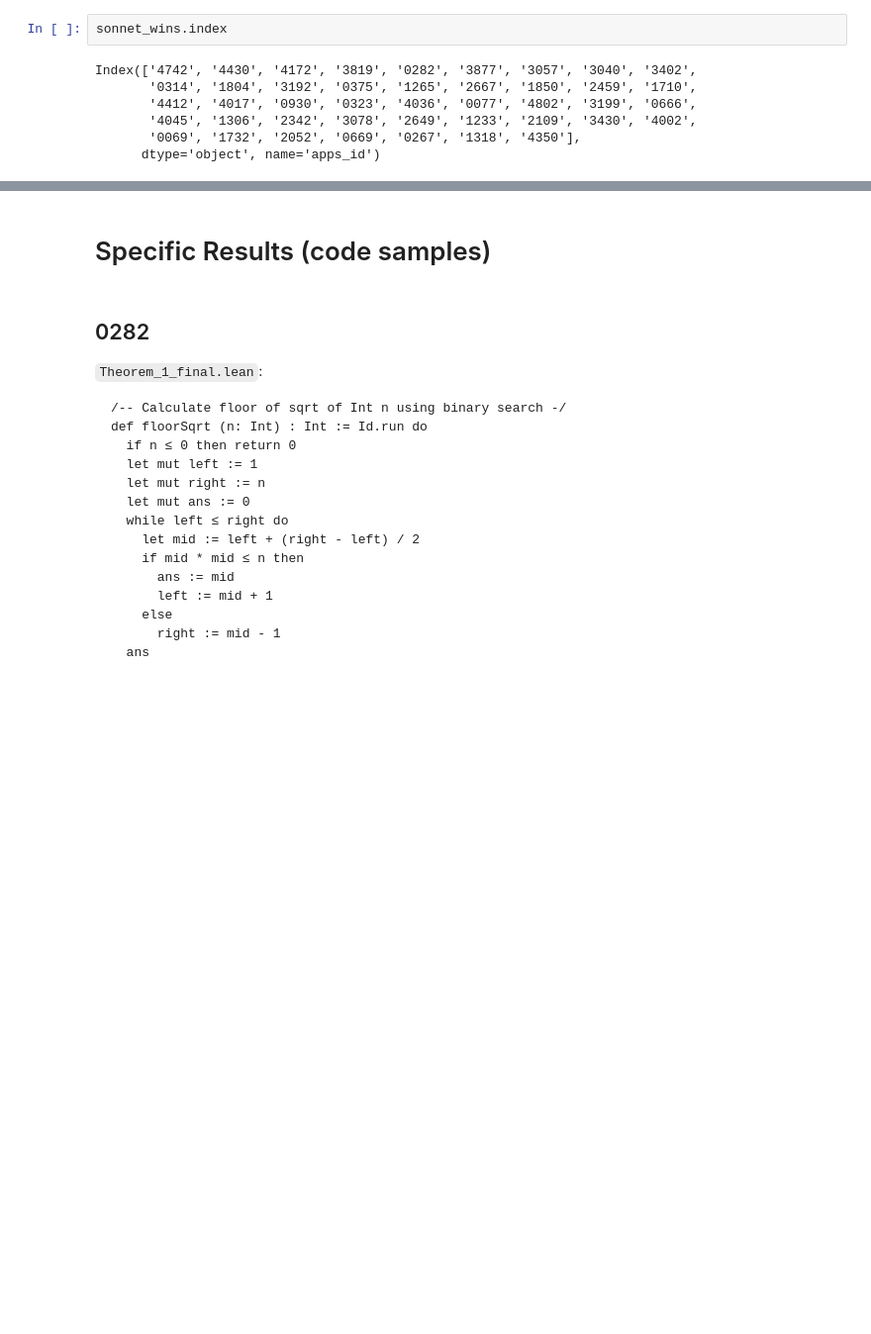
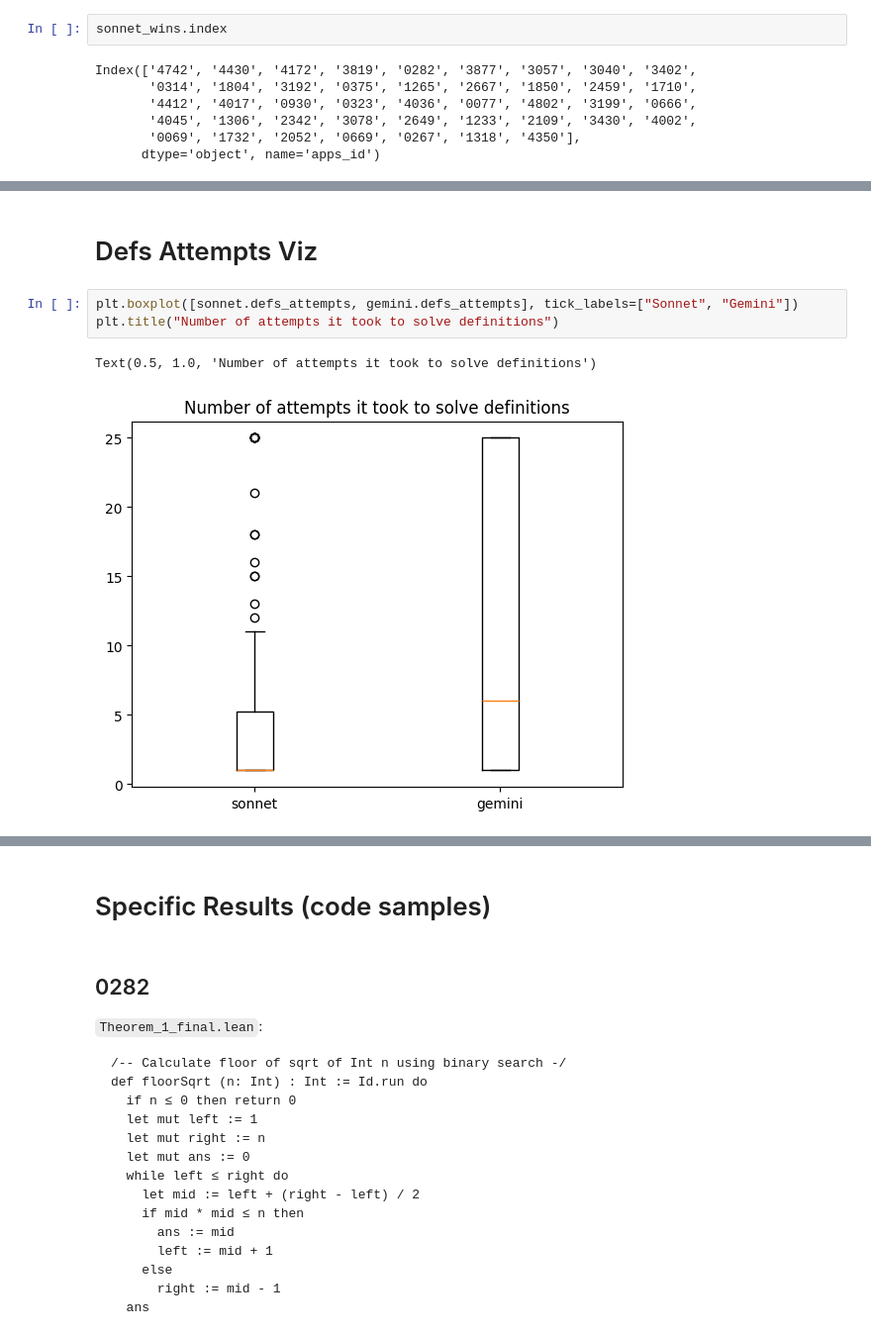
Before and after one commit to quinn-dougherty/fvapps, a Jupyter notebook: src/notebooks/baselines/observability.ipynb, the cells around one changed output, grey strips where cells are left out. Shown at 99% size. Drawn from its saved outputs; the diff is of its cells as text; blank space fills up the shorter version.

```diff
--- a/src/notebooks/baselines/observability.ipynb
+++ b/src/notebooks/baselines/observability.ipynb
@@ -84,0 +243,8 @@ Index(['4742', '4430', '4172', '3819', '0282', '3877', '3057', '3040', '3402',
+# %% [markdown]
+# Defs Attempts Viz
+# %%
+plt.boxplot([sonnet.defs_attempts, gemini.defs_attempts], tick_labels=["Sonnet", "Gemini"])
+plt.title("Number of attempts it took to solve definitions")
+# %% [output]
+Text(0.5, 1.0, 'Number of attempts it took to solve definitions')
+[figure, added]
```
Also changed, not shown: parts of 30 cells of this notebook, 11 other files.
